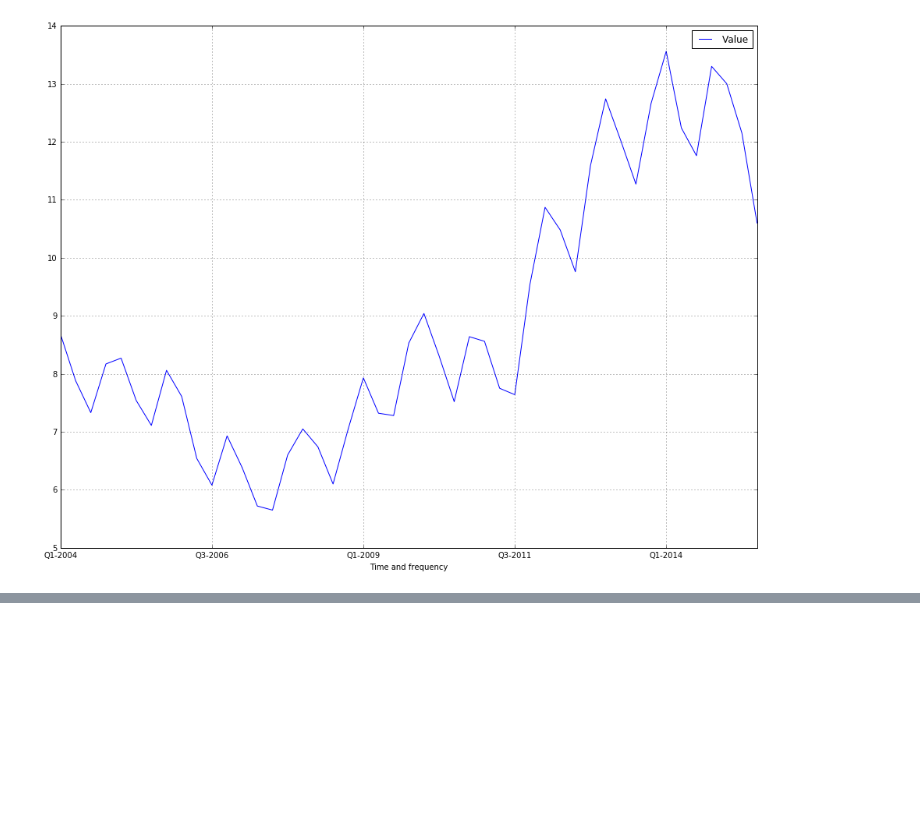
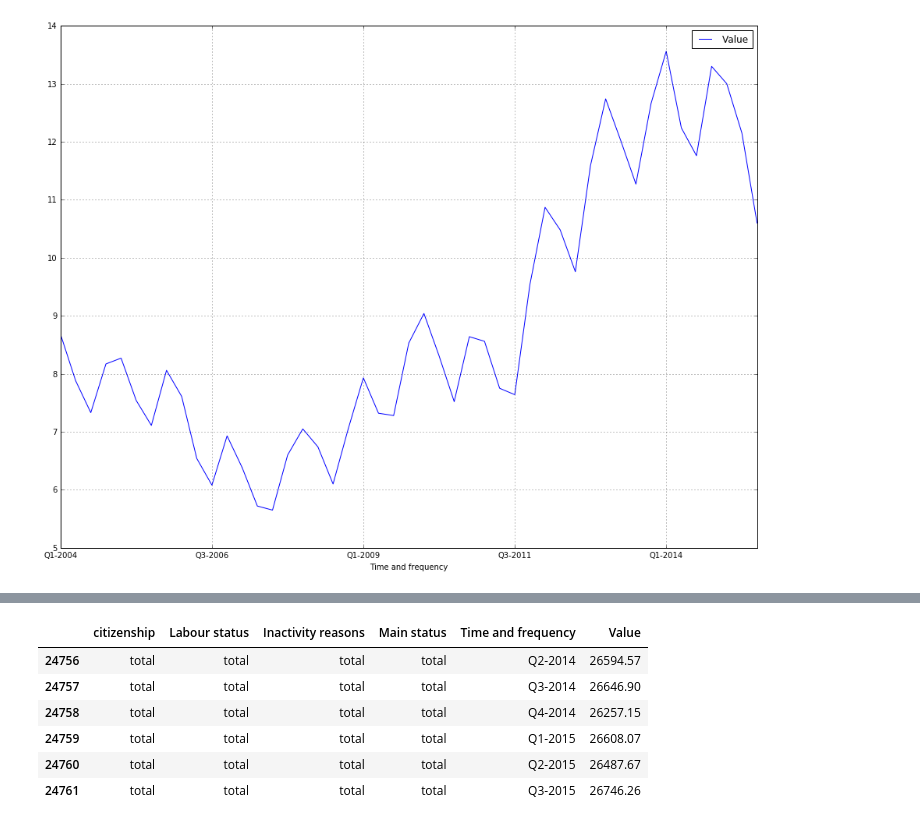
Before and after one commit to 26fe/jsonstat.py, a Jupyter notebook: istat-notebooks/istat_unemployment.ipynb, the cells around one changed output, grey strips where cells are left out. Cells and saved outputs as stored; diff of their text form; code cells hidden in the pictures; blank space fills up the shorter version.

```diff
--- a/istat-notebooks/istat_unemployment.ipynb
+++ b/istat-notebooks/istat_unemployment.ipynb
@@ -246,0 +236,4 @@ df.plot(x='Time and frequency',y='Value', ax=ax, grid=True) # kind='barh', , alp
+# %%
+istat_dataset_name = 'DCCV_INATTIV'
+istat_dataset = istat_area.dataset(istat_dataset_name)
+HTML(istat_dataset.info_dimensions_as_html())
@@ -246,0 +253,24 @@ df.plot(x='Time and frequency',y='Value', ax=ax, grid=True) # kind='barh', , alp
+# %%
+spec = {
+    "Territory": 'Italy',
+   "Data type": 'number of inactive persons',
+    'Measure': 'absolute values',
+    'Gender': 'total',
+    'Age class':'15 years and over',
+    'Highest level of education attained': 'total',
+    'Time and frequency': 0
+}
+
+collection = istat_dataset.getvalues(spec)
+df = collection.dataset(0).to_table(rtype=pd.DataFrame)
+df = df.dropna()
+df = df[df['Time and frequency'].str.contains(r'^Q.*')]
+df.tail(6)
+# %% [output]
+|  | citizenship | Labour status | Inactivity reasons | Main status | Time and frequency | Value |
+| 24756 | total | total | total | total | Q2-2014 | 26594.57 |
+| 24757 | total | total | total | total | Q3-2014 | 26646.90 |
+| 24758 | total | total | total | total | Q4-2014 | 26257.15 |
+| 24759 | total | total | total | total | Q1-2015 | 26608.07 |
+| 24760 | total | total | total | total | Q2-2015 | 26487.67 |
+| 24761 | total | total | total | total | Q3-2015 | 26746.26 |
```
Also changed, not shown: parts of 12 cells of this notebook, 1 other file.
